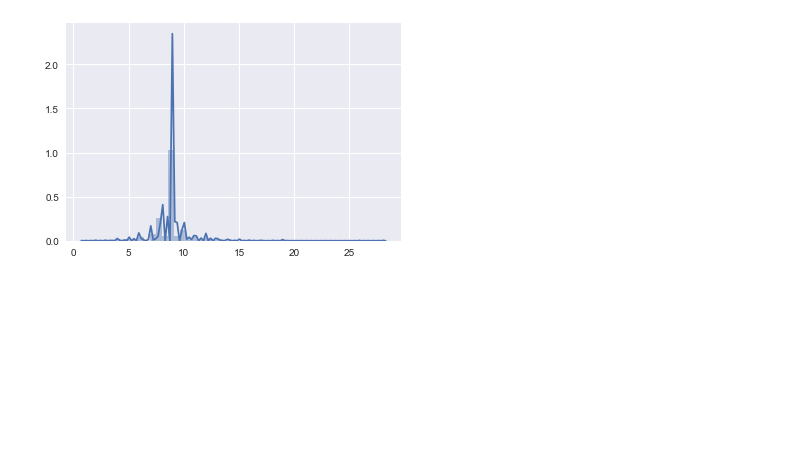
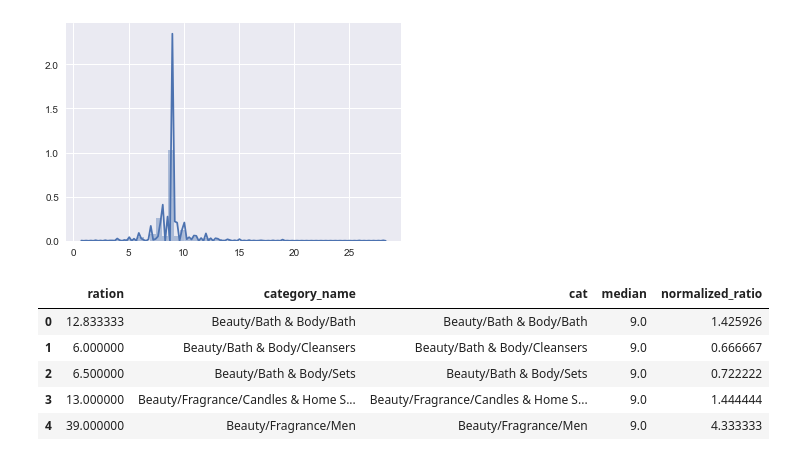
Before and after one commit to abecadel/aksel-hackaton, a Jupyter notebook: notebooks/prepare_sales_data.ipynb, the cells around one changed output. Saved outputs shown, nothing was run; the diff lists cells and outputs as text; code cells hidden in the pictures; blank space fills up the shorter version.

```diff
--- a/notebooks/prepare_sales_data.ipynb
+++ b/notebooks/prepare_sales_data.ipynb
@@ -123,7 +123,28 @@ sns.distplot(cat_to_time_to_sale)
 <matplotlib.axes._subplots.AxesSubplot at 0x...>
 [figure]
 # %%
-# a = pd.DataFrame()
-# a['cat'] = cat_to_time_to_sale.index
-# a['median'] = cat_to_time_to_sale.values
+a = pd.DataFrame()
+a['cat'] = cat_to_time_to_sale.index
+a['median'] = cat_to_time_to_sale.values
 # a.to_csv('cat_to_time_to_sale.csv', index=False)
+# %%
+#take last week
+sales_last_week = df[df['sale_date'] > pd.Timestamp('2018-10-13 00:00:00')].groupby('category_name')['category_name','name'].count()
+list_last_week = df[df['list_date'] > pd.Timestamp('2018-10-13 00:00:00')].groupby('category_name')['category_name','name'].count()
+
+sales_to_lists = pd.merge(sales_last_week, list_last_week, left_index=True, right_index=True, how='inner')[['category_name_x','category_name_y']]
+
+sales_to_lists_ration = pd.DataFrame()
+x = sales_to_lists['category_name_x'] / sales_to_lists['category_name_y']
+sales_to_lists_ration['ration'] = x.values
+sales_to_lists_ration['category_name'] = x.index
+sales_to_lists_ration = sales_to_lists_ration.merge(a, left_on='category_name', right_on='cat')
+sales_to_lists_ration['normalized_ratio'] = sales_to_lists_ration['ration'] / sales_to_lists_ration['median']
+sales_to_lists_ration.head(5)
+# %% [output]
+|  | ration | category_name | cat | median | normalized_ratio |
+| 0 | 12.833333 | Beauty/Bath & Body/Bath | Beauty/Bath & Body/Bath | 9.0 | 1.425926 |
+| 1 | 6.000000 | Beauty/Bath & Body/Cleansers | Beauty/Bath & Body/Cleansers | 9.0 | 0.666667 |
+| 2 | 6.500000 | Beauty/Bath & Body/Sets | Beauty/Bath & Body/Sets | 9.0 | 0.722222 |
+| 3 | 13.000000 | Beauty/Fragrance/Candles & Home S... | Beauty/Fragrance/Candles & Home S... | 9.0 | 1.444444 |
+| 4 | 39.000000 | Beauty/Fragrance/Men | Beauty/Fragrance/Men | 9.0 | 4.333333 |
```
Also changed, not shown: parts of 2 cells of this notebook, 2 other files.
